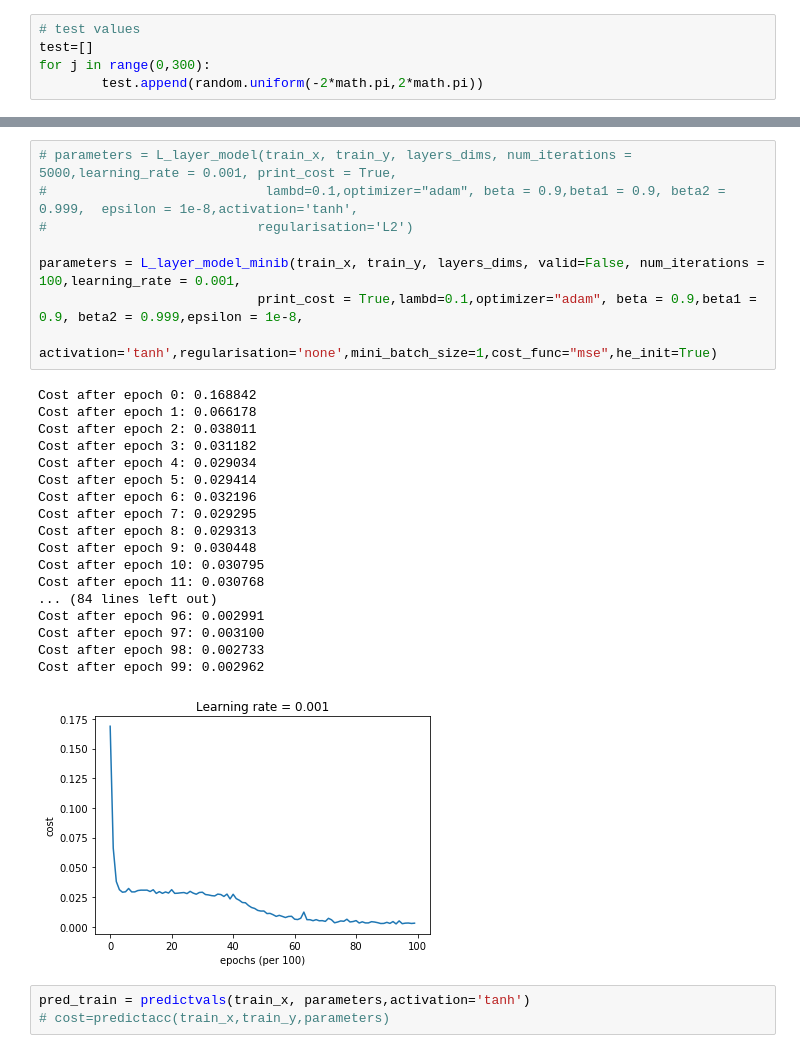
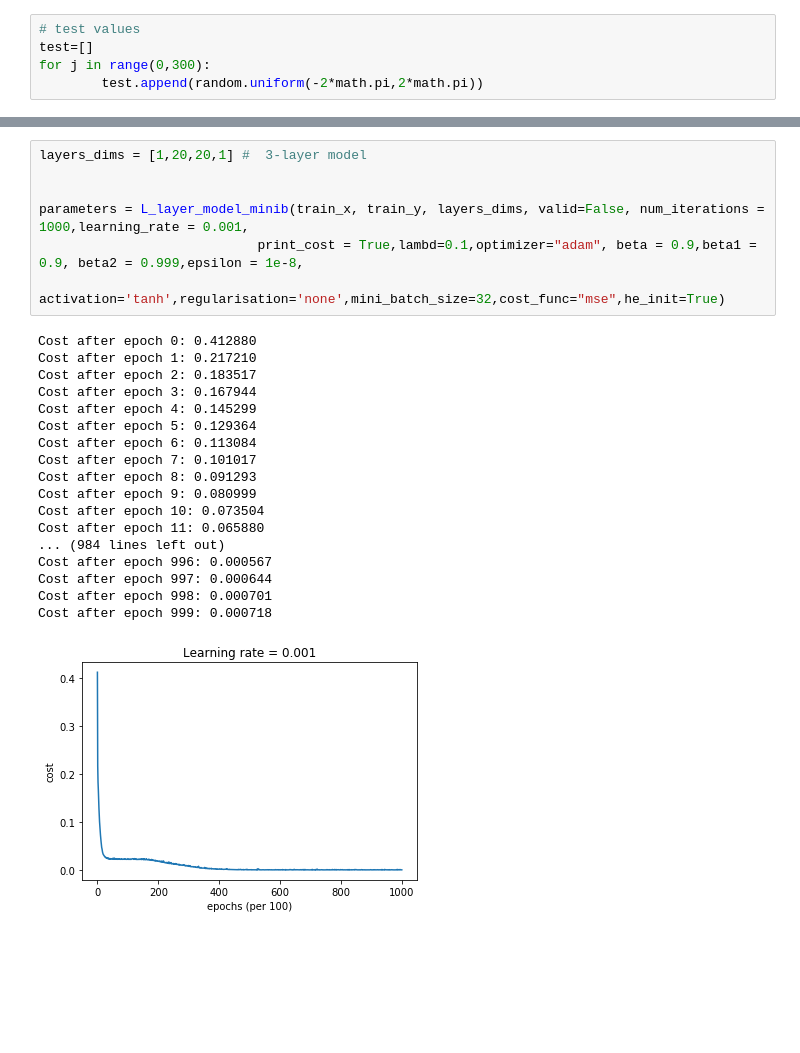
Before and after one commit to munkeops/ANN, a Jupyter notebook: assign1-sin problem.ipynb, the cells around one changed output, grey strips where cells are left out. Saved outputs shown, nothing was run; the diff lists cells and outputs as text; blank space fills up the shorter version.

```diff
--- a/assign1-sin problem.ipynb
+++ b/assign1-sin problem.ipynb
@@ -39,30 +82,26 @@ train_y.shape
 # %%
-# parameters = L_layer_model(train_x, train_y, layers_dims, num_iterations = 5000,learning_rate = 0.001, print_cost = True,
-#                            lambd=0.1,optimizer="adam", beta = 0.9,beta1 = 0.9, beta2 = 0.999,  epsilon = 1e-8,activation='tanh',
-#                           regularisation='L2')
+layers_dims = [1,20,20,1] #  3-layer model
 
-parameters = L_layer_model_minib(train_x, train_y, layers_dims, valid=False, num_iterations = 100,learning_rate = 0.001,
+
+parameters = L_layer_model_minib(train_x, train_y, layers_dims, valid=False, num_iterations = 1000,learning_rate = 0.001,
                             print_cost = True,lambd=0.1,optimizer="adam", beta = 0.9,beta1 = 0.9, beta2 = 0.999,epsilon = 1e-8,
-                            activation='tanh',regularisation='none',mini_batch_size=1,cost_func="mse",he_init=True)
+                            activation='tanh',regularisation='none',mini_batch_size=32,cost_func="mse",he_init=True)
 # %% [output]
-Cost after epoch 0: 0.168842
-Cost after epoch 1: 0.066178
-Cost after epoch 2: 0.038011
-Cost after epoch 3: 0.031182
-Cost after epoch 4: 0.029034
-Cost after epoch 5: 0.029414
-Cost after epoch 6: 0.032196
-Cost after epoch 7: 0.029295
-Cost after epoch 8: 0.029313
-Cost after epoch 9: 0.030448
-Cost after epoch 10: 0.030795
-Cost after epoch 11: 0.030768
-... (84 lines left out)
-Cost after epoch 96: 0.002991
-Cost after epoch 97: 0.003100
-Cost after epoch 98: 0.002733
-Cost after epoch 99: 0.002962
+Cost after epoch 0: 0.412880
+Cost after epoch 1: 0.217210
+Cost after epoch 2: 0.183517
+Cost after epoch 3: 0.167944
+Cost after epoch 4: 0.145299
+Cost after epoch 5: 0.129364
+Cost after epoch 6: 0.113084
+Cost after epoch 7: 0.101017
+Cost after epoch 8: 0.091293
+Cost after epoch 9: 0.080999
+Cost after epoch 10: 0.073504
+Cost after epoch 11: 0.065880
+... (984 lines left out)
+Cost after epoch 996: 0.000567
+Cost after epoch 997: 0.000644
+Cost after epoch 998: 0.000701
+Cost after epoch 999: 0.000718
-[figure, old version]
+[figure, new version]
-# %%
-pred_train = predictvals(train_x, parameters,activation='tanh')
-# cost=predictacc(train_x,train_y,parameters)
```
Also changed, not shown: parts of 14 cells of this notebook, 2 other files.
